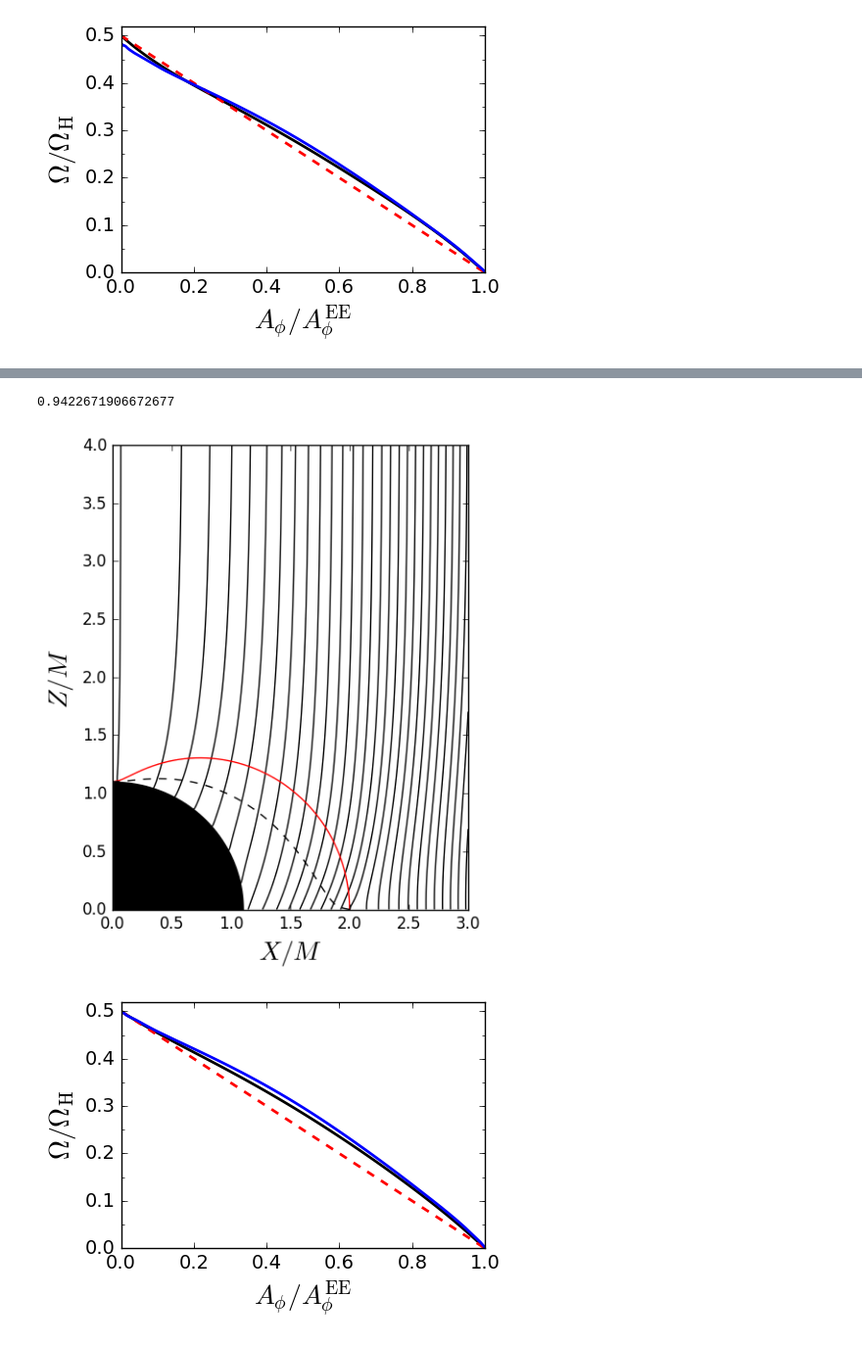
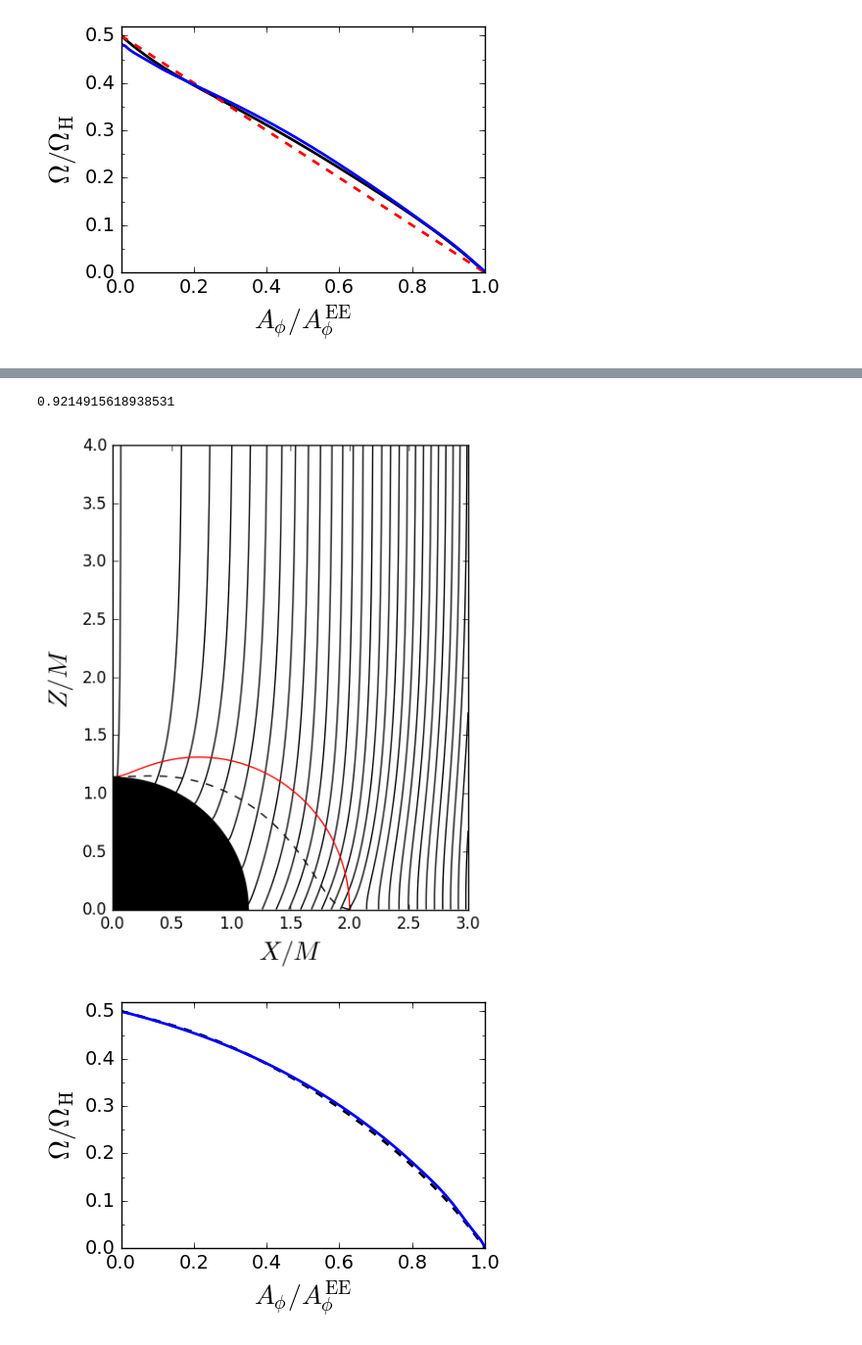
Before and after one commit to zhenpan/Uniform_Sol, a Jupyter notebook: plot.ipynb, the cells around one changed output, grey strips where cells are left out. Shown at 98% size. Drawn from its saved outputs; the diff is of its cells as text; code cells hidden in the pictures.

```diff
--- a/plot.ipynb
+++ b/plot.ipynb
@@ -85,33 +88,32 @@ tight_layout()
 # %%
-fsq2_avg
-Edot(Ubm, Ω_I)
+# fsq2_avg
+Edot(Ubm, Ω_I.Ωspl(Ubm))
 # %% [output]
-0.9422671906672677
+0.9214915618938531
 # %%
 Rμ2xy(crd, U, ils, Umax =10.0)
+savefig("f1.pdf")
 # %% [output]
-[figure, old version]
+[figure, new version]
 # %%
-Ω_sim = readdlm("/home/zhenpan/Astroph/Uniform_Sol/psi_omegaf_a_0.990.out")
-@load "/home/zhenpan/Astroph/Uniform_Sol/scripts/a99_Icrt.jld"
+Ω_sim = readdlm("/home/zhenpan/Astroph/Uniform_Sol/psi_omegaf_a_0.900.out")
+@load "/home/zhenpan/Astroph/Uniform_Sol/scripts/a0.9.jld"
 
 Ubm = linspace(0., U_H, 64)
 fig = figure(figsize=(5, 3.6))
-plot(Ubm/U_H, Ω_I.Ωspl(Ubm)/crd.Ω_H, lw = 2, "k")
-plot(Ubm/U_H, 0.5*(1-Ubm/U_H), lw = 2, "r--")
+plot(Ubm/U_H, Ω_I.Ωspl(Ubm)/crd.Ω_H, lw = 2, "k--")
 plot(Ω_sim[:,1]/Ω_sim[end,1], Ω_sim[:,2], lw = 2)
 ylim(0., 0.52)
 xlabel(L"$A_\phi/A_\phi^{\rm EE}$", fontsize = 20)
 ylabel(L"$\Omega/ \Omega_{\rm H}$", fontsize = 20)
 tick_params(axis="both", which="major", length =4, labelsize=14)
 ax = gca()
 mx = matplotlib[:ticker][:MultipleLocator](0.2)
 My = matplotlib[:ticker][:MultipleLocator](0.1) # Define interval of major ticks
 my = matplotlib[:ticker][:MultipleLocator](0.05)
 ax[:xaxis][:set_minor_locator](mx)
 ax[:yaxis][:set_major_locator](My)
 ax[:yaxis][:set_minor_locator](my)
 tight_layout()
-savefig("f2b.pdf")
 # %% [output]
-[figure, old version]
+[figure, new version]
```
Also changed, not shown: parts of 18 cells of this notebook, 22 other files.
